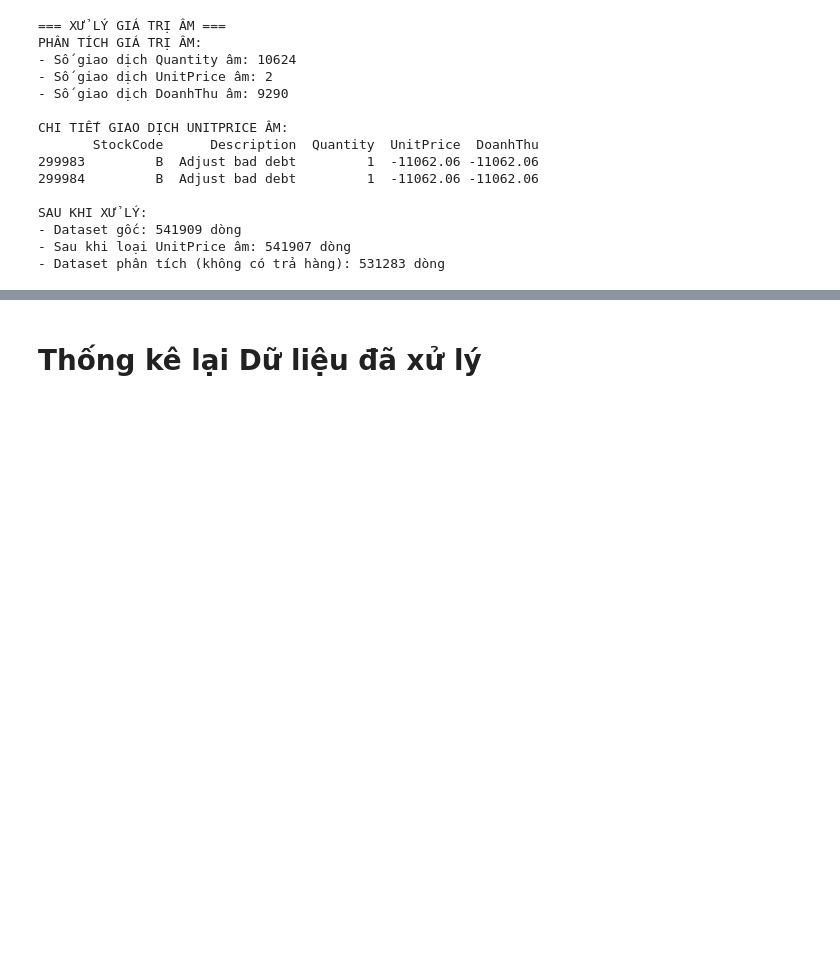
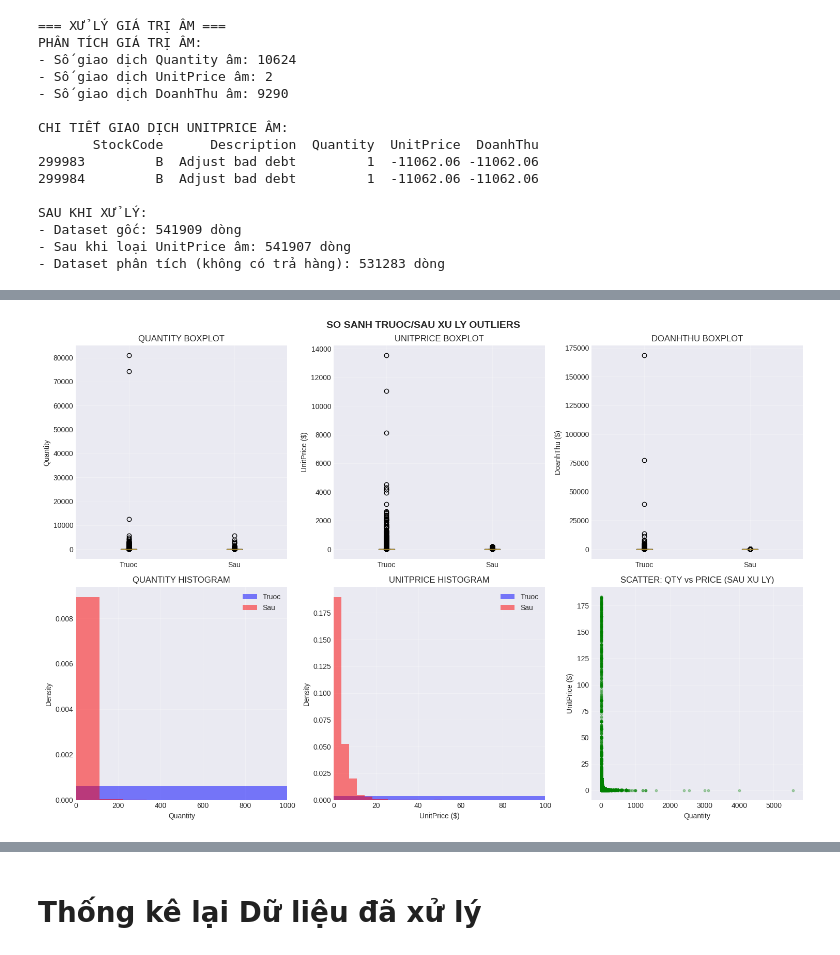
Before and after one commit to CoNhanQuy/CN-DA22TTB-CoNhanQuy-PhanTichDuLieu, a Jupyter notebook: CN-DA22TTB-CoNhanQuy-PTDL-python.ipynb, the cells around one changed output, grey strips where cells are left out. Saved outputs shown, nothing was run; the diff lists cells and outputs as text; code cells hidden in the pictures; blank space fills up the shorter version.

```diff
--- a/CN-DA22TTB-CoNhanQuy-PTDL-python.ipynb
+++ b/CN-DA22TTB-CoNhanQuy-PTDL-python.ipynb
@@ -324,0 +555,83 @@ SAU KHI XỬ LÝ:
+# %%
+def ve_bieu_do_outliers(df_before, df_after):
+    """
+    Ve bieu do so sanh truoc/sau xu ly outliers
+    """
+    import matplotlib.pyplot as plt
+    import numpy as np
+
+    fig, axes = plt.subplots(2, 3, figsize=(15, 10))
+
+    # Tieu de chung
+    fig.suptitle('SO SANH TRUOC/SAU XU LY OUTLIERS', fontsize=14, fontweight='bold')
+
+    # 1. Quantity - Boxplot
+    axes[0, 0].boxplot([df_before['Quantity'], df_after['Quantity']], labels=['Truoc', 'Sau'])
+    axes[0, 0].set_title('QUANTITY BOXPLOT')
+    axes[0, 0].set_ylabel('Quantity')
+    axes[0, 0].grid(True, alpha=0.3)
+
+    # 2. UnitPrice - Boxplot
+    axes[0, 1].boxplot([df_before['UnitPrice'], df_after['UnitPrice']], labels=['Truoc', 'Sau'])
+    axes[0, 1].set_title('UNITPRICE BOXPLOT')
+    axes[0, 1].set_ylabel('UnitPrice ($)')
+    axes[0, 1].grid(True, alpha=0.3)
+
+    # 3. DoanhThu - Boxplot
+    if 'DoanhThu' in df_before.columns and 'DoanhThu' in df_after.columns:
+        axes[0, 2].boxplot([df_before['DoanhThu'], df_after['DoanhThu']], labels=['Truoc', 'Sau'])
+        axes[0, 2].set_title('DOANHTHU BOXPLOT')
+        axes[0, 2].set_ylabel('DoanhThu ($)')
+        axes[0, 2].grid(True, alpha=0.3)
+
+    # 4. Quantity - Histogram
+    axes[1, 0].hist(df_before['Quantity'], bins=50, alpha=0.5, label='Truoc', color='blue', density=True)
+    axes[1, 0].hist(df_after['Quantity'], bins=50, alpha=0.5, label='Sau', color='red', density=True)
+    axes[1, 0].set_title('QUANTITY HISTOGRAM')
+    axes[1, 0].set_xlabel('Quantity')
+    axes[1, 0].set_ylabel('Density')
+    axes[1, 0].legend()
+    axes[1, 0].grid(True, alpha=0.3)
+
+    # Gioi han x-axis cho de nhin
+    axes[1, 0].set_xlim(0, 1000)
+
+    # 5. UnitPrice - Histogram
+    axes[1, 1].hist(df_before['UnitPrice'], bins=50, alpha=0.5, label='Truoc', color='blue', density=True)
+    axes[1, 1].hist(df_after['UnitPrice'], bins=50, alpha=0.5, label='Sau', color='red', density=True)
+    axes[1, 1].set_title('UNITPRICE HISTOGRAM')
+    axes[1, 1].set_xlabel('UnitPrice ($)')
+    axes[1, 1].set_ylabel('Density')
+    axes[1, 1].legend()
+    axes[1, 1].grid(True, alpha=0.3)
+
+    # Gioi han x-axis
+    axes[1, 1].set_xlim(0, 100)
+
+    # 6. Scatter plot: Quantity vs UnitPrice
+    axes[1, 2].scatter(df_after['Quantity'], df_after['UnitPrice'], alpha=0.3, s=10, color='green')
+    axes[1, 2].set_title('SCATTER: QTY vs PRICE (SAU XU LY)')
+    axes[1, 2].set_xlabel('Quantity')
+    axes[1, 2].set_ylabel('UnitPrice ($)')
+    axes[1, 2].grid(True, alpha=0.3)
+
+    plt.tight_layout()
+    plt.show()
+
+    # Thong tin them
+    print("\nTHAY DOI CHINH:")
+    print("-"*40)
+
+    qty_std_change = (df_before['Quantity'].std() - df_after['Quantity'].std()) / df_before['Quantity'].std() * 100
+    price_std_change = (df_before['UnitPrice'].std() - df_after['UnitPrice'].std()) / df_before['UnitPrice'].std() * 100
+
+    print(f"Do lech chuan Quantity giam: {qty_std_change:.1f}%")
+    print(f"Do lech chuan UnitPrice giam: {price_std_change:.1f}%")
+
+# VE BIEU DO SO SANH
+print("\n" + "="*60)
+print("VE BIEU DO SO SANH OUTLIERS")
+print("="*60)
+
+ve_bieu_do_outliers(df_analysis, df_cleaned)
+# %% [output]
@@ -324,0 +641 @@ SAU KHI XỬ LÝ:
+[figure, added]
```
Also changed, not shown: parts of 19 cells of this notebook.
